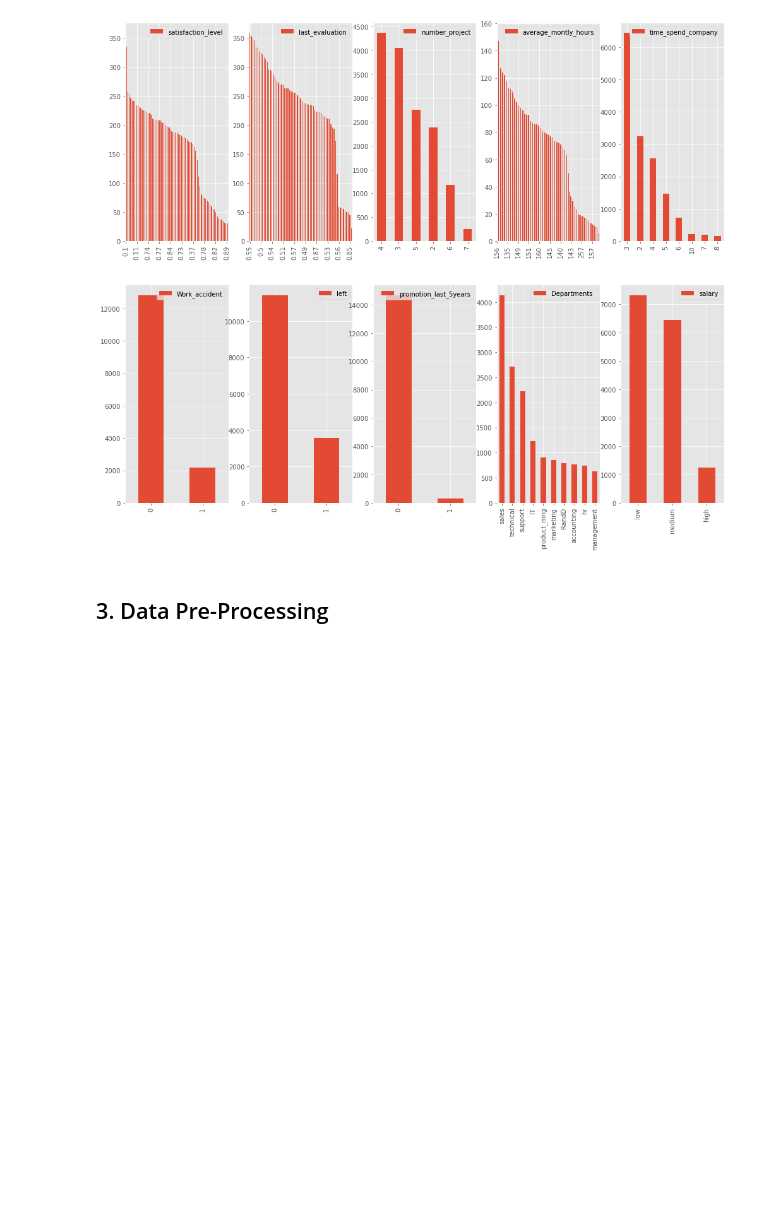
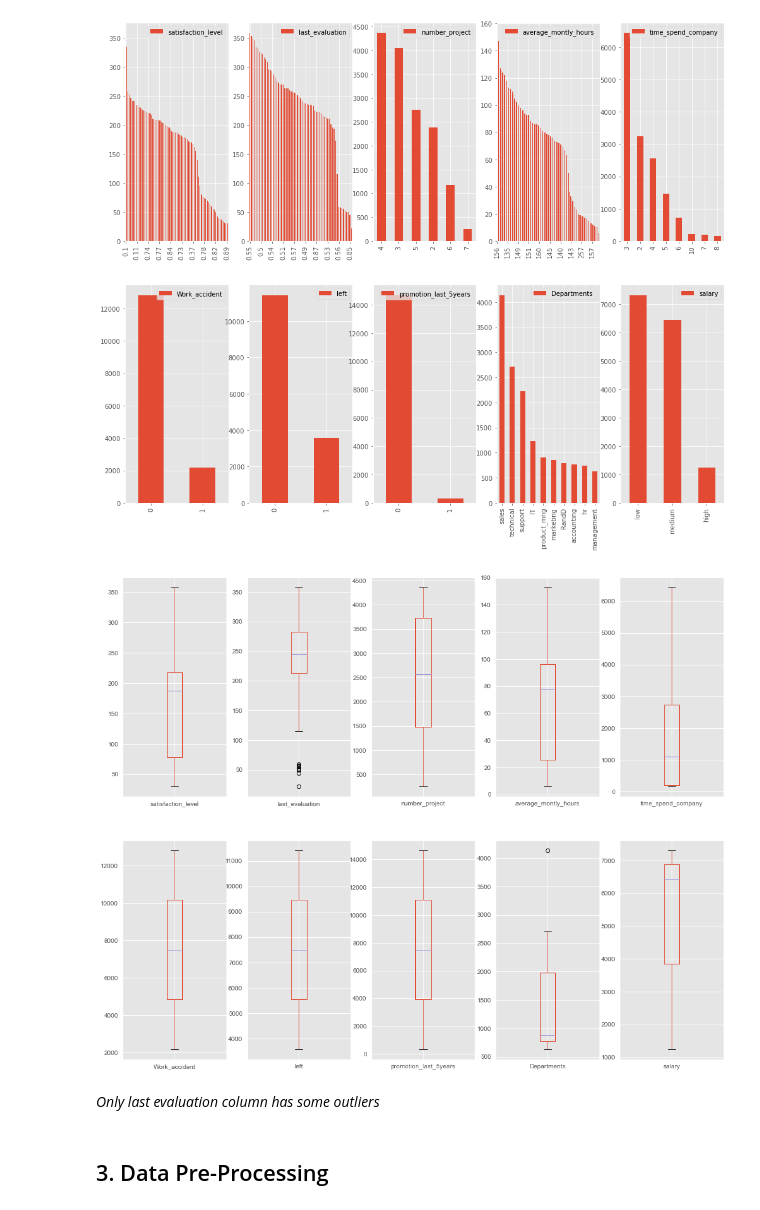
Before and after one commit to smeteo/Data_Science_and_Machine_Learning, a Jupyter notebook: 8. Capstone Projects/Project_2_Churn_Prediction/Churn Prediction_Capstone_Project_2.ipynb, the cells around one changed output. Drawn from its saved outputs; the diff is of its cells as text; code cells hidden in the pictures; blank space fills up the shorter version.

```diff
--- a/8. Capstone Projects/Project_2_Churn_Prediction/Churn Prediction_Capstone_Project_2.ipynb
+++ b/8. Capstone Projects/Project_2_Churn_Prediction/Churn Prediction_Capstone_Project_2.ipynb
@@ -308,6 +308,16 @@ for i, col in enumerate(df.columns):
     plt.legend()
 # %% [output]
 [figure]
+# %%
+plt.figure(figsize=(17,14))
+for i, col in enumerate(df.columns):
+    plt.subplot(2,5,i+1)
+    df[col].value_counts().plot.box(label=col)
+    plt.locator_params(nbins=10);
+# %% [output]
+[figure, added]
+# %% [markdown]
+_Only last evaluation column has some outliers_
 # %% [markdown]
 ## 3. Data Pre-Processing
 # %% [markdown]
```
Also changed, not shown: parts of 22 cells of this notebook.
